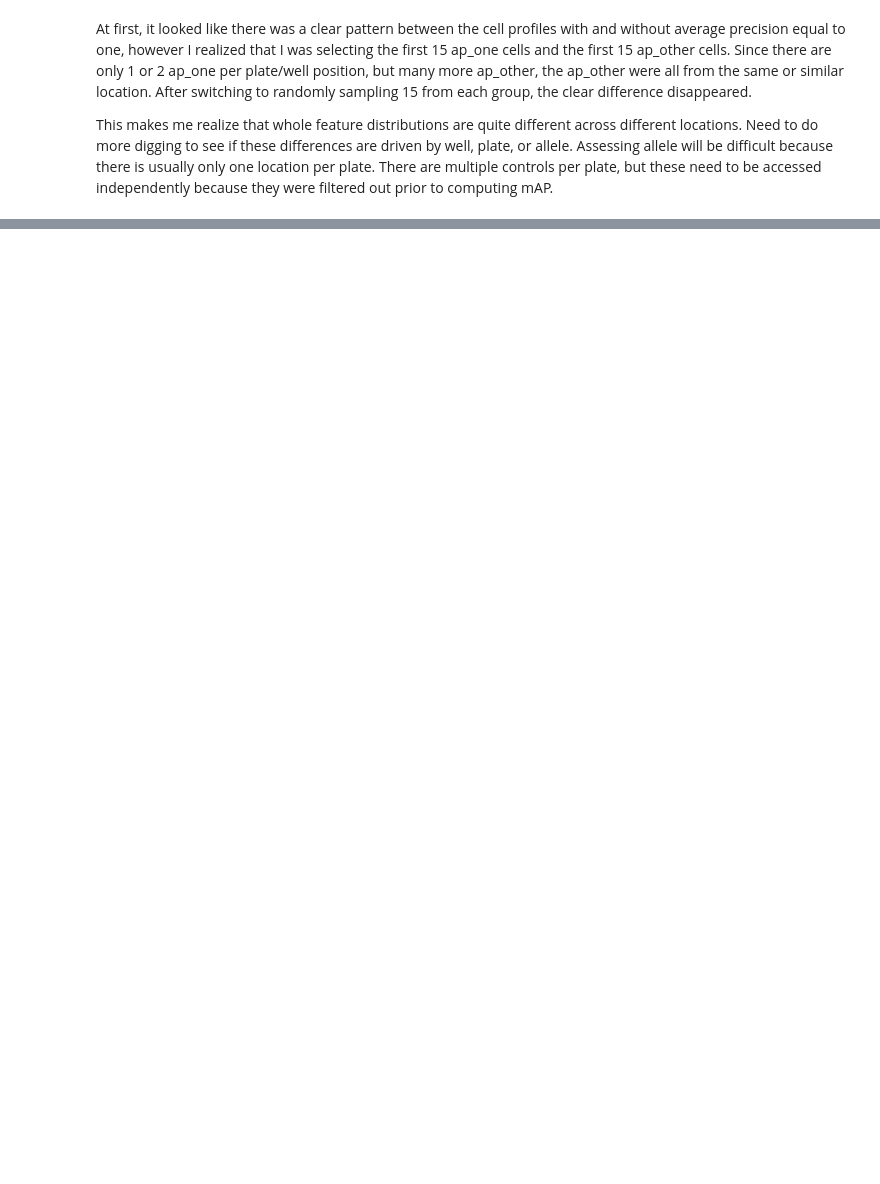
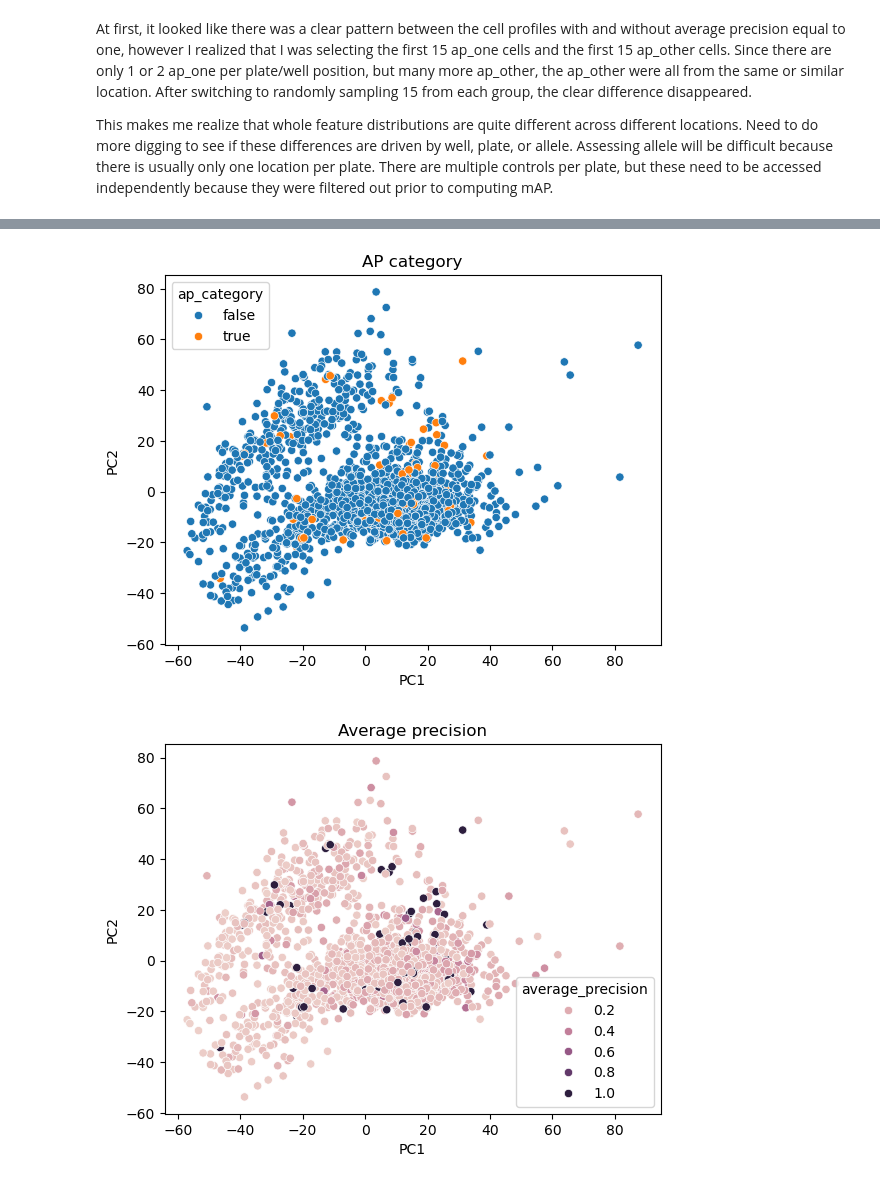
Before and after one commit to runxi-shen/2021_09_01_VarChAMP, a Jupyter notebook: 7.downstream_analysis_jess/notebooks/explore_map_results.ipynb, the cells around one changed output, grey strips where cells are left out. Drawn from its saved outputs; the diff is of its cells as text; code cells hidden in the pictures; blank space fills up the shorter version.

```diff
--- a/7.downstream_analysis_jess/notebooks/explore_map_results.ipynb
+++ b/7.downstream_analysis_jess/notebooks/explore_map_results.ipynb
@@ -246,0 +287,52 @@ This makes me realize that whole feature distributions are quite different acros
+# %%
+# prepare data for dimension reduction
+
+from sklearn.preprocessing import StandardScaler
+
+dim_dat = bl_plate.filter(pl.sum_horizontal(pl.col(feat_col).is_null()) == 0)
+
+dim_meta = dim_dat.select(['Metadata_CellID', 'Metadata_Well', 'ap_category', 'average_precision', "Metadata_Symbol", "Metadata_allele"]).to_pandas()
+dim_feats = dim_dat.select(feat_col).to_pandas()
+
+dim_feats = StandardScaler().fit_transform(dim_feats)
+# %%
+
+from sklearn.decomposition import PCA
+
+pca = PCA(n_components=2)
+pcs = pca.fit_transform(dim_feats)
+
+# w/out scaling was 0.44, 0.40, after scaling was 0.15, 0.10
+# print(pca.explained_variance_ratio_)
+
+# add metadata of interest
+pc_df = pd.DataFrame(data = pcs, columns = ['PC1', 'PC2'])
+pc_df = pd.concat([pc_df, dim_meta], axis = 1)
+
+# plot with color according to different metadata
+sns.scatterplot(data = pc_df, x = 'PC1', y = 'PC2', hue = 'ap_category')
+plt.xlabel('PC1')
+plt.ylabel('PC2')
+plt.title('AP category')
+plt.show()
+
+sns.scatterplot(data = pc_df, x = 'PC1', y = 'PC2', hue = 'average_precision')
+plt.xlabel('PC1')
+plt.ylabel('PC2')
+plt.title('Average precision')
+plt.show()
+
+sns.scatterplot(data = pc_df, x = 'PC1', y = 'PC2', hue = 'Metadata_Well', legend = False)
+plt.xlabel('PC1')
+plt.ylabel('PC2')
+plt.title("Well Position")
+plt.show()
+
+sns.scatterplot(data = pc_df, x = 'PC1', y = 'PC2', hue = 'Metadata_Symbol', legend = False)
+plt.xlabel('PC1')
+plt.ylabel('PC2')
+plt.title("Gene Symbol")
+plt.show()
+# %% [output]
+[figure, added]
+[figure, added]
```
Also changed, not shown: parts of 11 cells of this notebook.
